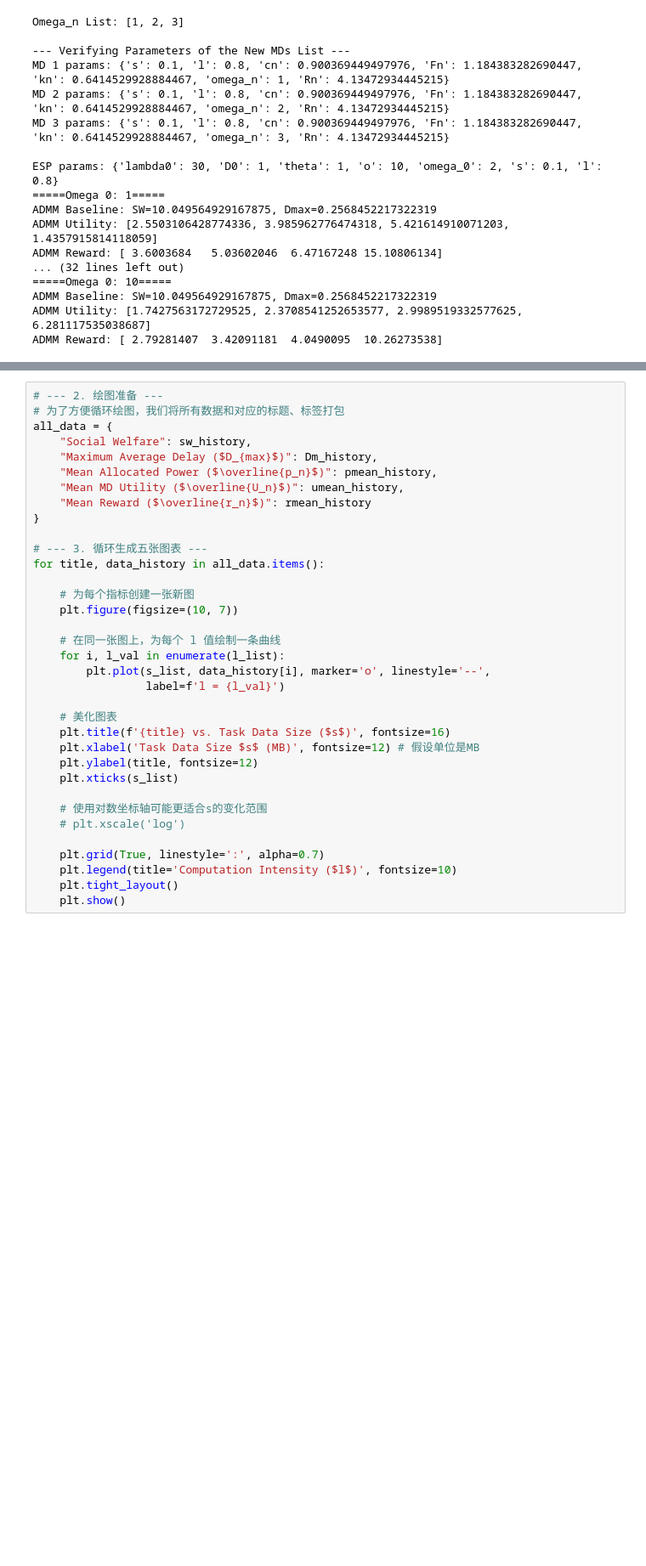
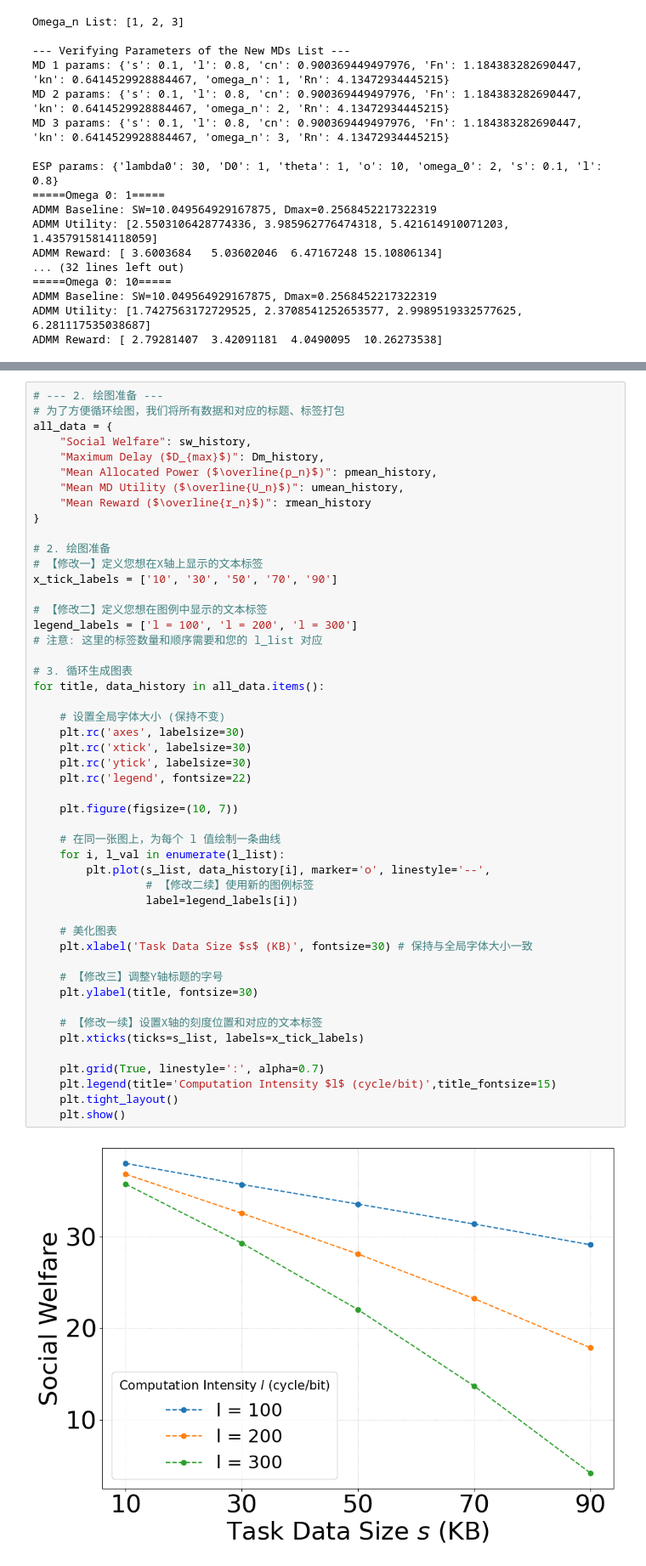
Before and after one commit to Barytes/NBS_project, a Jupyter notebook: plot.ipynb, the cells around one changed output, grey strips where cells are left out. Shown at 85% size. Cells and saved outputs as stored; diff of their text form; blank space fills up the shorter version.

```diff
--- a/plot.ipynb
+++ b/plot.ipynb
@@ -625,35 +633,51 @@ Feasibility Check Failed: Total capacity of usable MDs (11.49 GHz) is less than
 # %%
 # --- 2. 绘图准备 ---
 # 为了方便循环绘图，我们将所有数据和对应的标题、标签打包
 all_data = {
     "Social Welfare": sw_history,
-    "Maximum Average Delay ($D_{max}$)": Dm_history,
+    "Maximum Delay ($D_{max}$)": Dm_history,
     "Mean Allocated Power ($\overline{p_n}$)": pmean_history,
     "Mean MD Utility ($\overline{U_n}$)": umean_history,
     "Mean Reward ($\overline{r_n}$)": rmean_history
 }
 
-# --- 3. 循环生成五张图表 ---
+# 2. 绘图准备
+# 【修改一】定义您想在X轴上显示的文本标签
+x_tick_labels = ['10', '30', '50', '70', '90']
+
+# 【修改二】定义您想在图例中显示的文本标签
+legend_labels = ['l = 100', 'l = 200', 'l = 300']
+# 注意: 这里的标签数量和顺序需要和您的 l_list 对应
+
+# 3. 循环生成图表
 for title, data_history in all_data.items():
 
-    # 为每个指标创建一张新图
+    # 设置全局字体大小 (保持不变)
+    plt.rc('axes', labelsize=30)
+    plt.rc('xtick', labelsize=30)
+    plt.rc('ytick', labelsize=30)
+    plt.rc('legend', fontsize=22)
+
     plt.figure(figsize=(10, 7))
 
     # 在同一张图上，为每个 l 值绘制一条曲线
     for i, l_val in enumerate(l_list):
         plt.plot(s_list, data_history[i], marker='o', linestyle='--',
-                 label=f'l = {l_val}')
+                 # 【修改二续】使用新的图例标签
+                 label=legend_labels[i])
 
     # 美化图表
-    plt.title(f'{title} vs. Task Data Size ($s$)', fontsize=16)
-    plt.xlabel('Task Data Size $s$ (MB)', fontsize=12) # 假设单位是MB
-    plt.ylabel(title, fontsize=12)
-    plt.xticks(s_list)
+    plt.xlabel('Task Data Size $s$ (KB)', fontsize=30) # 保持与全局字体大小一致
 
-    # 使用对数坐标轴可能更适合s的变化范围
-    # plt.xscale('log')
+    # 【修改三】调整Y轴标题的字号
+    plt.ylabel(title, fontsize=30)
+
+    # 【修改一续】设置X轴的刻度位置和对应的文本标签
+    plt.xticks(ticks=s_list, labels=x_tick_labels)
 
     plt.grid(True, linestyle=':', alpha=0.7)
-    plt.legend(title='Computation Intensity ($l$)', fontsize=10)
+    plt.legend(title='Computation Intensity $l$ (cycle/bit)',title_fontsize=15)
     plt.tight_layout()
     plt.show()
+# %% [output]
+[figure, added]
```
Also changed, not shown: parts of 4 cells of this notebook, 22 other files.
